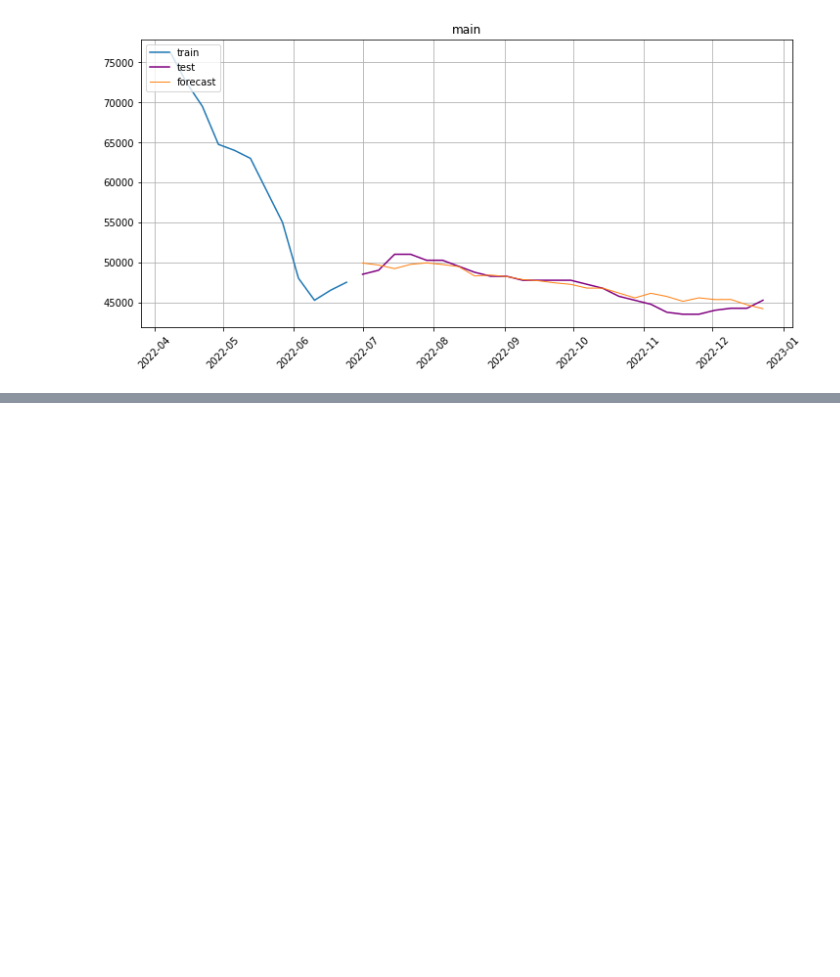
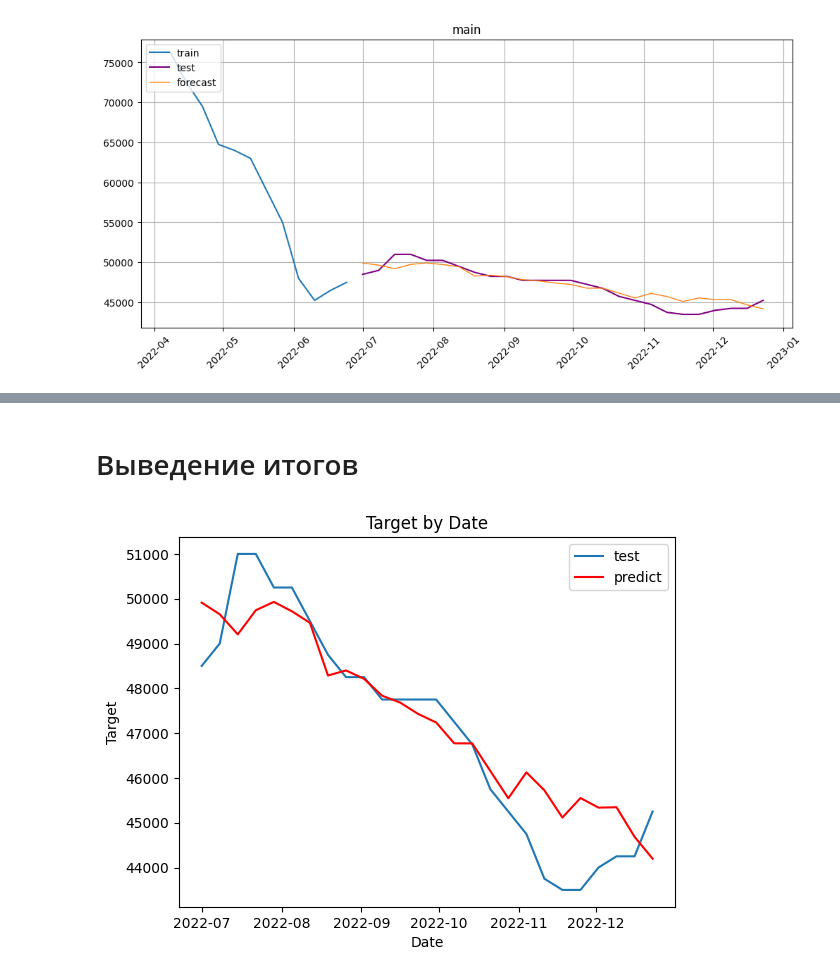
Before and after one commit to ColaChanel/Samolet-armature, a Jupyter notebook: etna_timeseries_first_model.ipynb, the cells around one changed output, grey strips where cells are left out. Cells and saved outputs as stored; diff of their text form; code cells hidden in the pictures; blank space fills up the shorter version.

Commit message:
first model

```diff
--- a/etna_timeseries_first_model.ipynb
+++ b/etna_timeseries_first_model.ipynb
@@ -262,22 +114,0 @@ CatBoostError: C:/Program Files (x86)/Go Agent/pipelines/BuildMaster/catboost.gi
-# %%
-HORIZON = 26
-mape = MAPE()
-smape = SMAPE()
-train_ts, test_ts = ts.train_test_split(
-    train_start="2018-01-05",
-    train_end="2022-06-30",
-    test_start="2022-07-01",
-    test_end="2022-12-23",
-)
-lags = LagTransform(in_column="target", lags=list(range(1, 94, 1)))
-train_ts.fit_transform([lags])
-# iterations=1004, depth=6, learning_rate=0.0300007, l2_leaf_reg=2.001,
-# depth=6, learning_rate=0.0300007, l2_leaf_reg=2.001, bootstrap_type='MVS', task_type='CPU' 1.28
-model = CatBoostMultiSegmentModel(depth=6, learning_rate=0.0300007, l2_leaf_reg=2.001, bootstrap_type='MVS', task_type='CPU')
-model.fit(train_ts)
-future_ts = train_ts.make_future(HORIZON)
-forecast_ts = model.forecast(future_ts)
-train_ts.inverse_transform()
-plot_forecast(forecast_ts, test_ts, train_ts, n_train_samples=261)
-print(mape(y_true=test_ts, y_pred=forecast_ts))
-print(smape(y_true=test_ts, y_pred=forecast_ts))
@@ -289,3 +118,6 @@ print(smape(y_true=test_ts, y_pred=forecast_ts))
 plot_forecast(forecast_ts, test_ts, train_ts, n_train_samples=12)
 # %% [output]
 [figure]
+# %%
+test_df = test_ts.to_pandas(True)
+forecast_df = forecast_ts.to_pandas(True)[['timestamp','target','segment']]
@@ -291,0 +206,16 @@ plot_forecast(forecast_ts, test_ts, train_ts, n_train_samples=12)
+# %% [markdown]
+# Выведение итогов
+# %%
+# plt.figure(figsize=(32, 12))
+plt.plot(test_df['timestamp'], test_df['target'], label='test' )
+plt.plot(forecast_df['timestamp'], forecast_df['target'], color='red', label='predict')
+
+plt.title('Target by Date')
+plt.xlabel('Date')
+plt.ylabel('Target')
+
+plt.legend()
+
+plt.show()
+# %% [output]
+[figure, added]
```
Also changed, not shown: parts of 20 cells of this notebook, 5 other files.
